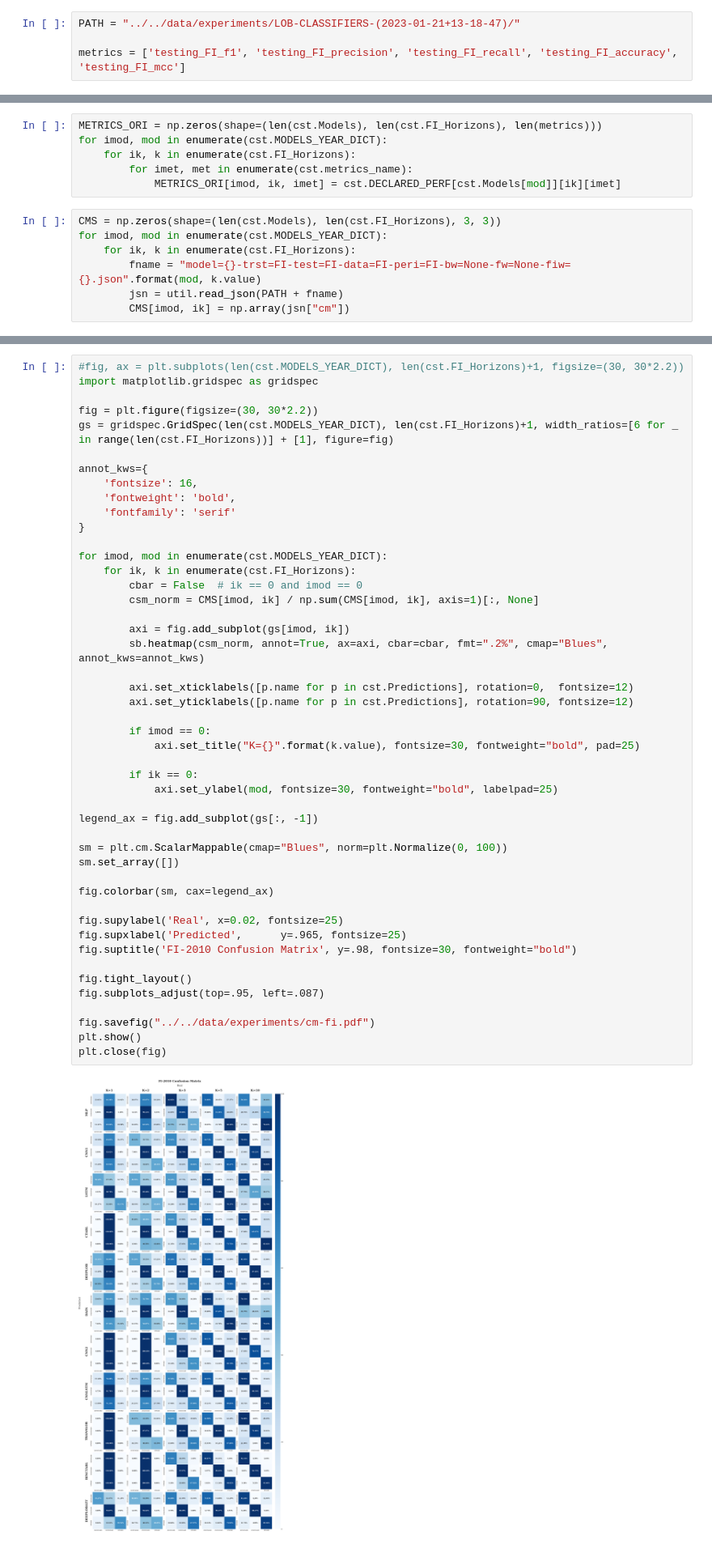
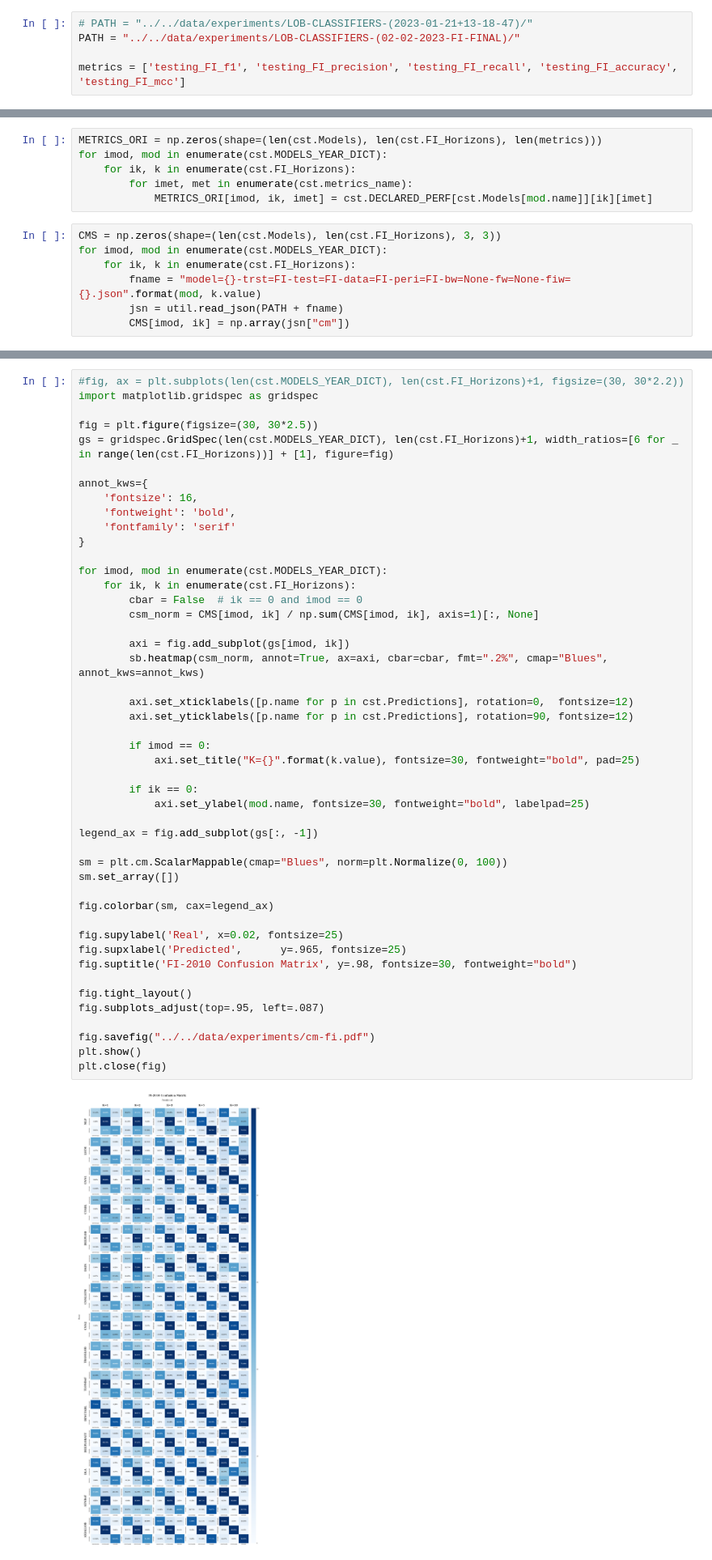
Before and after one commit to matteoprata/LOBCAST, a Jupyter notebook: src/metrics/metrics_plots.ipynb, the cells around one changed output, grey strips where cells are left out. Shown at 81% size. Cells and saved outputs as stored; diff of their text form.

```diff
--- a/src/metrics/metrics_plots.ipynb
+++ b/src/metrics/metrics_plots.ipynb
@@ -21,7 +21,8 @@ plt.rcParams["font.family"] = "serif"
 # %% [output]
 CWD /Users/matteoprata/PycharmProjects/stock-price-trend-prediction/src/metrics
 # %%
-PATH = "../../data/experiments/LOB-CLASSIFIERS-(2023-01-21+13-18-47)/"
+# PATH = "../../data/experiments/LOB-CLASSIFIERS-(2023-01-21+13-18-47)/"
+PATH = "../../data/experiments/LOB-CLASSIFIERS-(02-02-2023-FI-FINAL)/"
 
 metrics = ['testing_FI_f1', 'testing_FI_precision', 'testing_FI_recall', 'testing_FI_accuracy', 'testing_FI_mcc']
 # %%
@@ -38,7 +39,7 @@ METRICS_ORI = np.zeros(shape=(len(cst.Models), len(cst.FI_Horizons), len(metrics
 for imod, mod in enumerate(cst.MODELS_YEAR_DICT):
     for ik, k in enumerate(cst.FI_Horizons):
         for imet, met in enumerate(cst.metrics_name):
-            METRICS_ORI[imod, ik, imet] = cst.DECLARED_PERF[cst.Models[mod]][ik][imet]
+            METRICS_ORI[imod, ik, imet] = cst.DECLARED_PERF[cst.Models[mod.name]][ik][imet]
 # %%
 CMS = np.zeros(shape=(len(cst.Models), len(cst.FI_Horizons), 3, 3))
 for imod, mod in enumerate(cst.MODELS_YEAR_DICT):
@@ -200,7 +233,7 @@ for imet, met in enumerate(cst.metrics_name):
 #fig, ax = plt.subplots(len(cst.MODELS_YEAR_DICT), len(cst.FI_Horizons)+1, figsize=(30, 30*2.2))
 import matplotlib.gridspec as gridspec
 
-fig = plt.figure(figsize=(30, 30*2.2))
+fig = plt.figure(figsize=(30, 30*2.5))
 gs = gridspec.GridSpec(len(cst.MODELS_YEAR_DICT), len(cst.FI_Horizons)+1, width_ratios=[6 for _ in range(len(cst.FI_Horizons))] + [1], figure=fig)
 
 annot_kws={
@@ -216,35 +249,35 @@ for imod, mod in enumerate(cst.MODELS_YEAR_DICT):
 
         axi = fig.add_subplot(gs[imod, ik])
         sb.heatmap(csm_norm, annot=True, ax=axi, cbar=cbar, fmt=".2%", cmap="Blues", annot_kws=annot_kws)
 
         axi.set_xticklabels([p.name for p in cst.Predictions], rotation=0,  fontsize=12)
         axi.set_yticklabels([p.name for p in cst.Predictions], rotation=90, fontsize=12)
 
         if imod == 0:
             axi.set_title("K={}".format(k.value), fontsize=30, fontweight="bold", pad=25)
 
         if ik == 0:
-            axi.set_ylabel(mod, fontsize=30, fontweight="bold", labelpad=25)
+            axi.set_ylabel(mod.name, fontsize=30, fontweight="bold", labelpad=25)
 
 legend_ax = fig.add_subplot(gs[:, -1])
 
 sm = plt.cm.ScalarMappable(cmap="Blues", norm=plt.Normalize(0, 100))
 sm.set_array([])
 
 fig.colorbar(sm, cax=legend_ax)
 
 fig.supylabel('Real', x=0.02, fontsize=25)
 fig.supxlabel('Predicted',      y=.965, fontsize=25)
 fig.suptitle('FI-2010 Confusion Matrix', y=.98, fontsize=30, fontweight="bold")
 
 fig.tight_layout()
 fig.subplots_adjust(top=.95, left=.087)
 
 fig.savefig("../../data/experiments/cm-fi.pdf")
 plt.show()
 plt.close(fig)
 # %% [output]
-[figure, old version]
+[figure, new version]
 # %%
 def scatter_plot_year(met_name, met_data, mod_names):
     X = cst.MODELS_YEAR_DICT.values()
```
Also changed, not shown: parts of 7 cells of this notebook, 25 other files.
